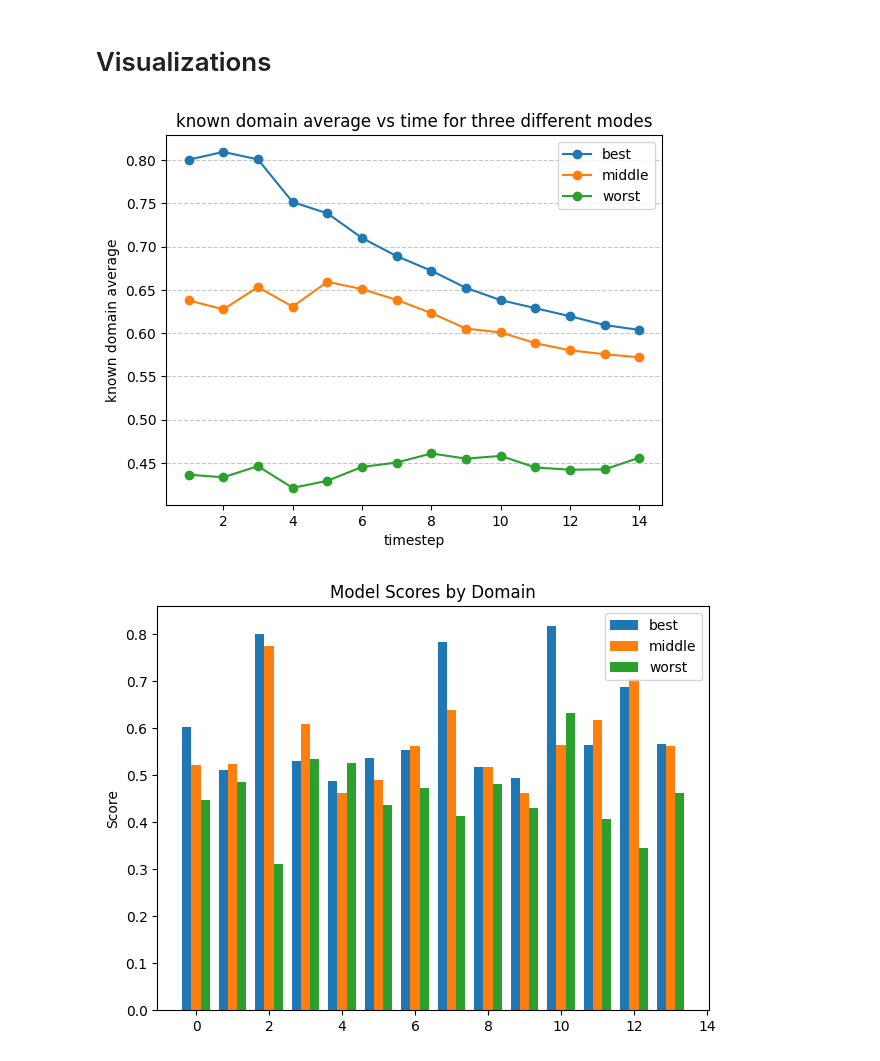
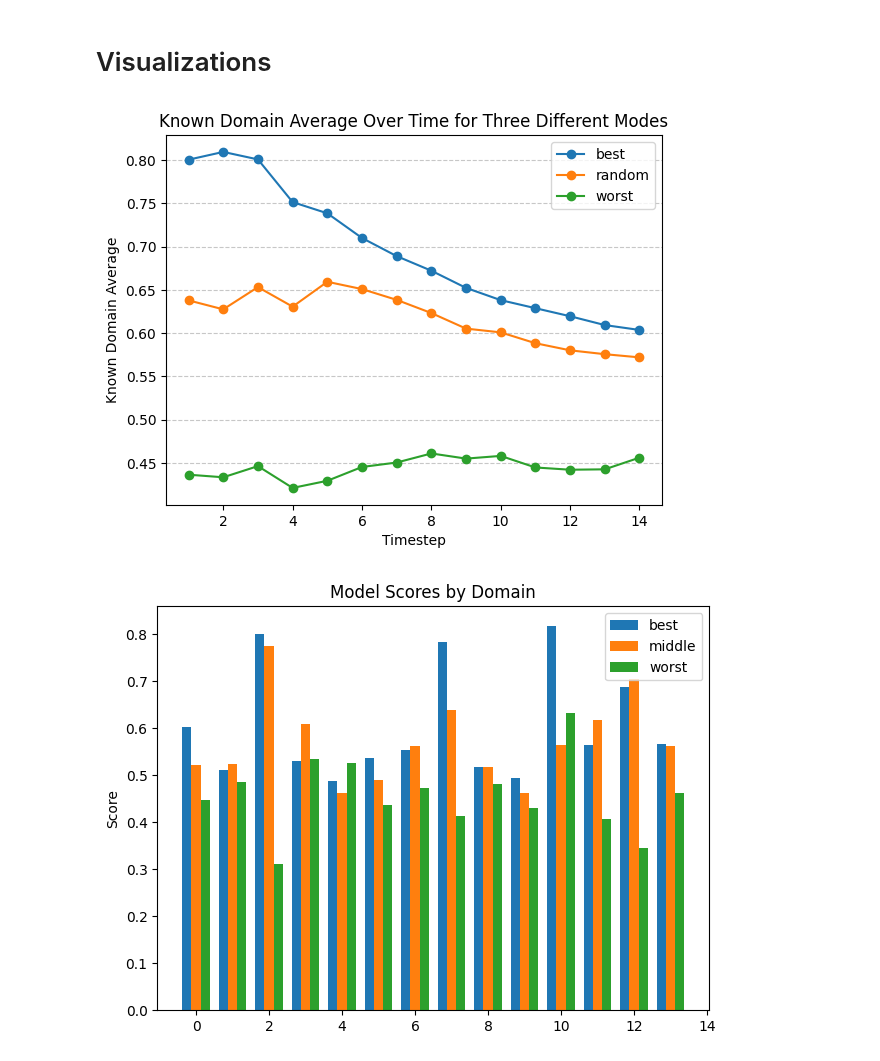
Before and after one commit to twchen88/ct_research, a Jupyter notebook: v1/trajectory.ipynb, the cells around one changed output. Cells and saved outputs as stored; diff of their text form; code cells hidden in the pictures.

```diff
--- a/v1/trajectory.ipynb
+++ b/v1/trajectory.ipynb
@@ -226,18 +226,18 @@ worst_peformance, worst_final_scores, worst_order = trajectory(model, "worst")
 # %%
 plt.figure()
 x_values = range(1, 15)
 plt.plot(x_values, best_peformance, label="best", marker="o")
-plt.plot(x_values, middle_peformance, label="middle", marker="o")
+plt.plot(x_values, middle_peformance, label="random", marker="o")
 plt.plot(x_values, worst_peformance, label="worst", marker="o")
 
-plt.xlabel("timestep")
-plt.ylabel("known domain average")
-plt.title("known domain average vs time for three different modes")
+plt.xlabel("Timestep")
+plt.ylabel("Known Domain Average")
+plt.title("Known Domain Average Over Time for Three Different Modes")
 plt.grid(axis='y', linestyle='--', alpha=0.7)
 plt.legend()
 plt.show()
 # %% [output]
-[figure, old version]
+[figure, new version]
 # %%
 plt.figure()
 x = np.arange(14)
```
Also changed, not shown: parts of 1 cell of this notebook, 15 other files.
